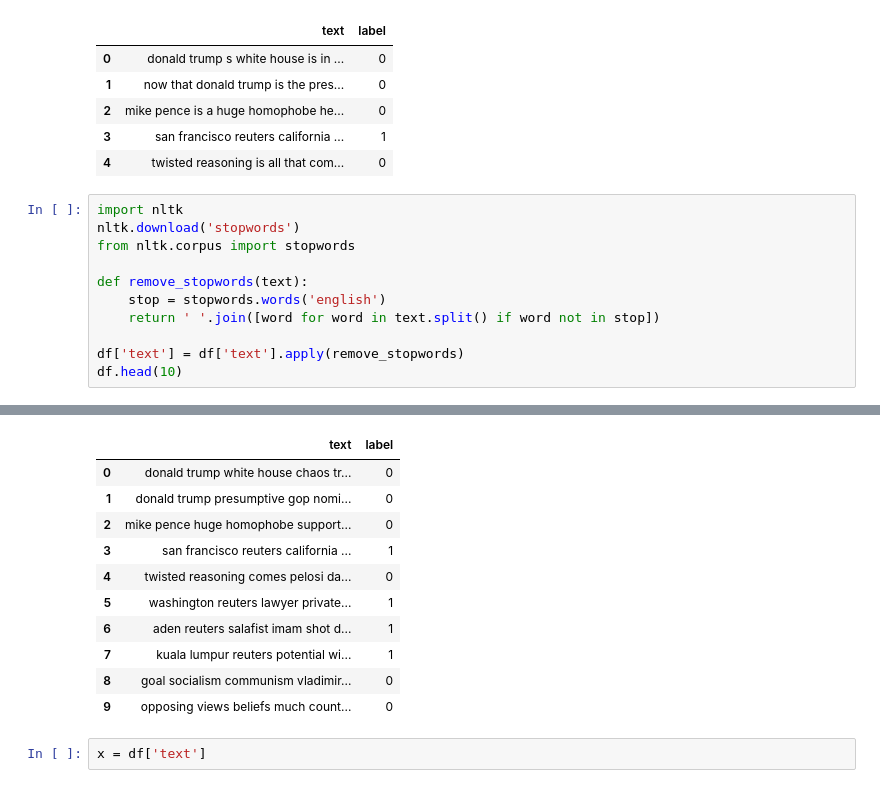
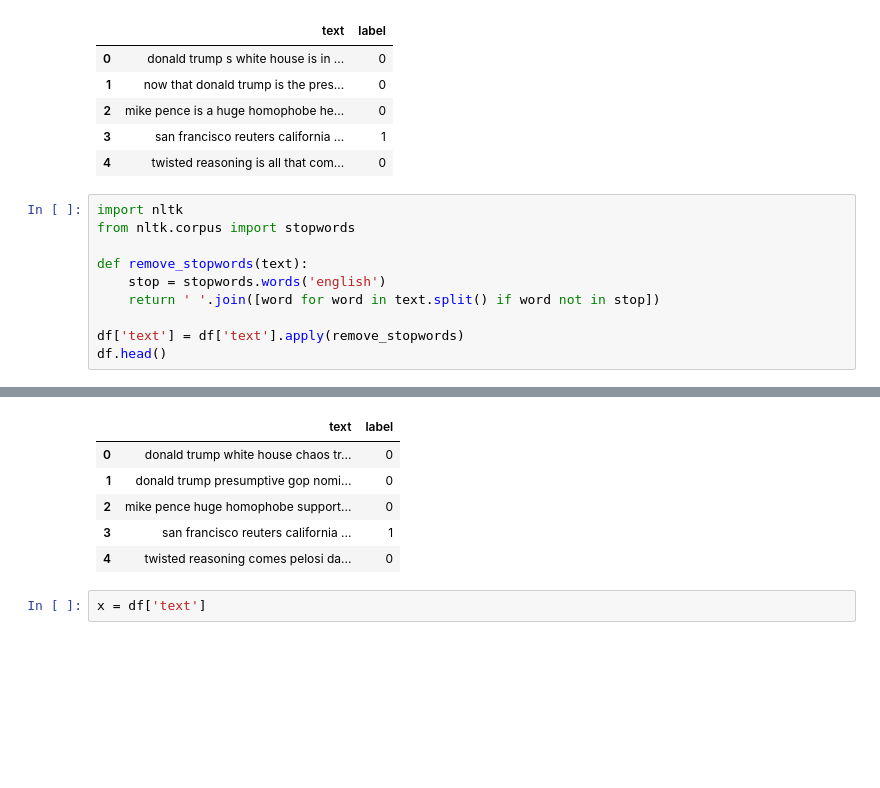
Before and after one commit to fitoretahiri/Fake-News-Detection, a Jupyter notebook: Model_Training.ipynb, the cells around one changed output, grey strips where cells are left out. Saved outputs shown, nothing was run; the diff lists cells and outputs as text; blank space fills up the shorter version.

```diff
--- a/Model_Training.ipynb
+++ b/Model_Training.ipynb
@@ -156,7 +160,6 @@ df.head()
 | 4 | twisted reasoning is all that com... | 0 |
 # %%
 import nltk
-nltk.download('stopwords')
 from nltk.corpus import stopwords
 
 def remove_stopwords(text):
@@ -164,5 +167,5 @@ def remove_stopwords(text):
     return ' '.join([word for word in text.split() if word not in stop])
 
 df['text'] = df['text'].apply(remove_stopwords)
-df.head(10)
+df.head()
 # %% [output]
@@ -172,14 +172,9 @@ df.head(10)
 |  | text | label |
 | 0 | donald trump white house chaos tr... | 0 |
 | 1 | donald trump presumptive gop nomi... | 0 |
 | 2 | mike pence huge homophobe support... | 0 |
 | 3 | san francisco reuters california ... | 1 |
 | 4 | twisted reasoning comes pelosi da... | 0 |
-| 5 | washington reuters lawyer private... | 1 |
-| 6 | aden reuters salafist imam shot d... | 1 |
-| 7 | kuala lumpur reuters potential wi... | 1 |
-| 8 | goal socialism communism vladimir... | 0 |
-| 9 | opposing views beliefs much count... | 0 |
 # %%
 x = df['text']
 # %%
```
Also changed, not shown: parts of 22 cells of this notebook, 1 other file.
